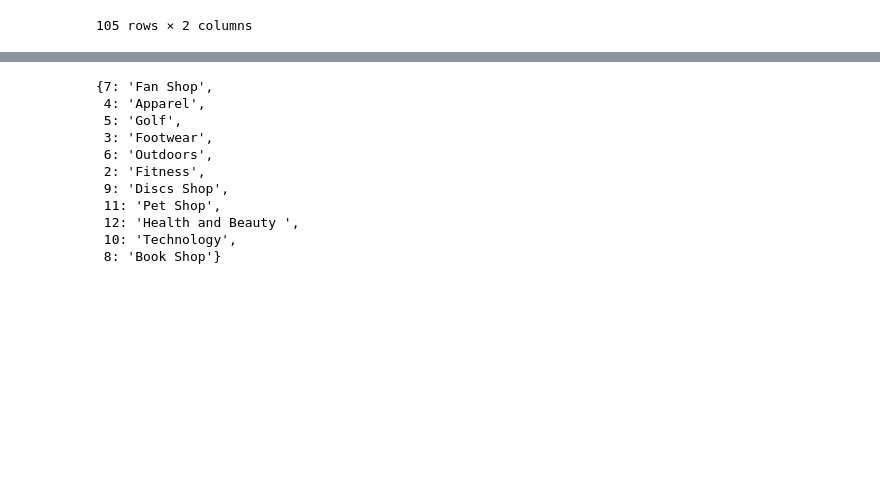
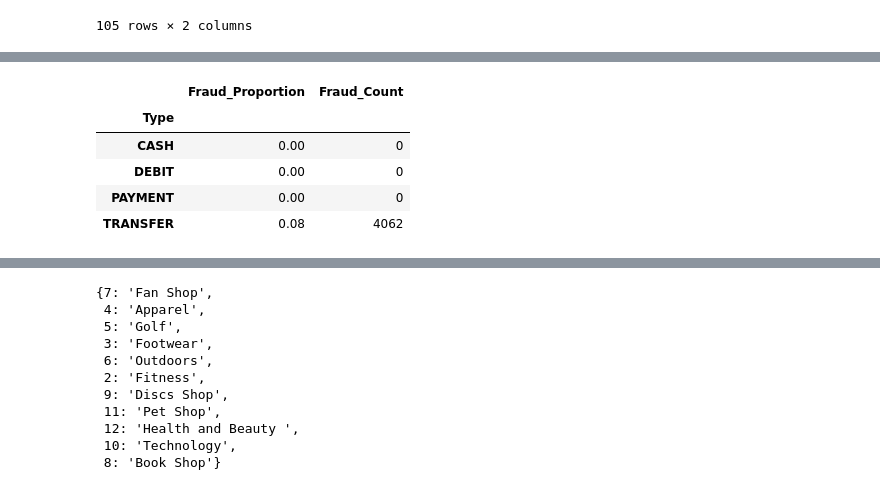
Before and after one commit to miladziekanowska/supply-chain-analysis, a Jupyter notebook: SupplyChain_EDA.ipynb, the cells around one changed output, grey strips where cells are left out. Saved outputs shown, nothing was run; the diff lists cells and outputs as text; code cells hidden in the pictures; blank space fills up the shorter version.

```diff
--- a/SupplyChain_EDA.ipynb
+++ b/SupplyChain_EDA.ipynb
@@ -724,0 +752,22 @@ most_losses
+# %%
+fraud_per_type = df[df['Order_Status'] == 'SUSPECTED_FRAUD'].groupby('Type') \
+                .size().sort_values(ascending=False) / df.groupby('Type').size()
+
+fraud_count_per_type = df[df['Order_Status'] == 'SUSPECTED_FRAUD'].groupby('Type').size()
+
+
+#dodaj value_counts()
+
+fraud_info_per_type = pd.DataFrame({
+    'Fraud_Proportion': fraud_per_type,
+    'Fraud_Count': fraud_count_per_type
+}).sort_values('Fraud_Proportion')
+
+fraud_info_per_type.dropna()
+# %% [output]
+|  | Fraud_Proportion | Fraud_Count |
+| Type |  |  |
+| CASH | 0.00 | 0 |
+| DEBIT | 0.00 | 0 |
+| PAYMENT | 0.00 | 0 |
+| TRANSFER | 0.08 | 4062 |
```
Also changed, not shown: parts of 9 cells of this notebook, 2 other files.
